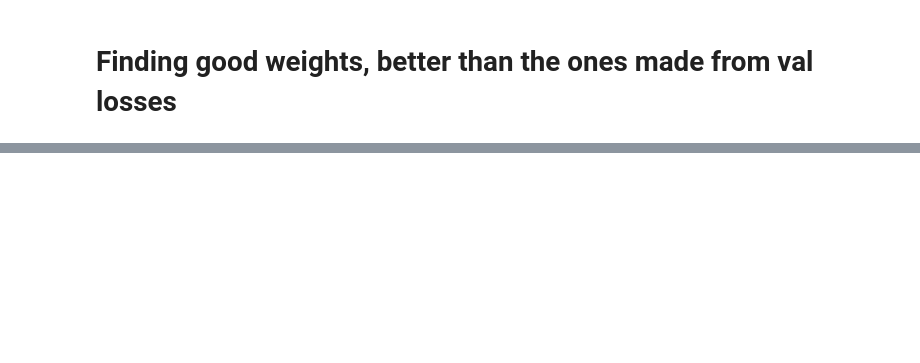
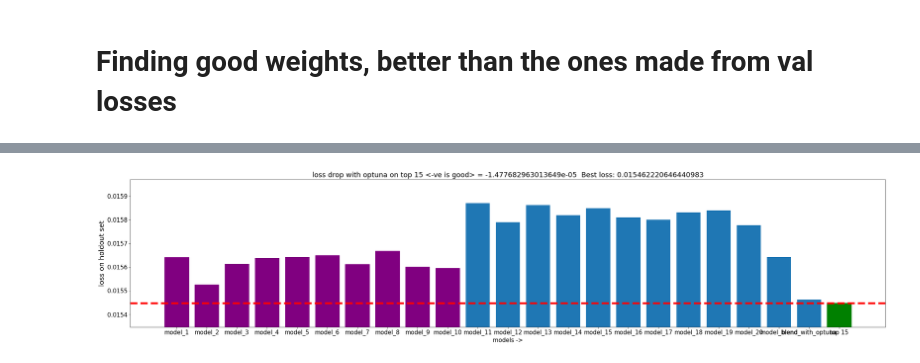
Before and after one commit to Mainakdeb/moa-classification, a Jupyter notebook: model_blending_prototype.ipynb, the cells around one changed output, grey strips where cells are left out. Saved outputs shown, nothing was run; the diff lists cells and outputs as text; code cells hidden in the pictures; blank space fills up the shorter version.

```diff
--- a/model_blending_prototype.ipynb
+++ b/model_blending_prototype.ipynb
@@ -733,0 +861,4 @@ plt.show()
+# %%
+print("best_trial:")
+best_trial_top = study_top.best_trial
+best_trial_top.params
@@ -733,0 +882,15 @@ plt.show()
+# %%
+very_noice_weights = np.array(list(best_trial_top.params.values()))
+
+
+bb_top = blend(
+    weights = very_noice_weights,
+    model_list = top_model_classes,
+    model_filenames = top_model_paths
+)
+# %%
+hold_loss_top = validate_fn(bb_top, hold_loader, criterion, device)
+test_val_losses["top 15"] = hold_loss_top
+
+
+test_val_losses
@@ -733,0 +915,20 @@ plt.show()
+# %%
+plt.rcParams.update({'font.size': 15})
+
+names = test_val_losses.keys()
+vals = test_val_losses.values()
+bars = plt.bar(names, vals)
+
+for i in range(10):
+    bars[i].set_color("purple")
+
+
+bars[-1].set_color("g")
+plt.ylim(min(vals)- .0001, max(vals) + 0.0001)
+plt.ylabel("loss on holdout set", fontsize = 18)
+plt.xlabel("models ->", fontsize = 15)
+plt.axhline(y = min(vals), linestyle = "--", c = "r", linewidth = 5)
+plt.title("loss drop with optuna on top 15 <-ve is good> = " + str(test_val_losses["top 15"] - test_val_losses["blend_with_optuna"]) + "  Best loss: " + str(test_val_losses["top 15"]))
+plt.show()
+# %% [output]
+[figure, added]
```
Also changed, not shown: parts of 31 cells of this notebook.
